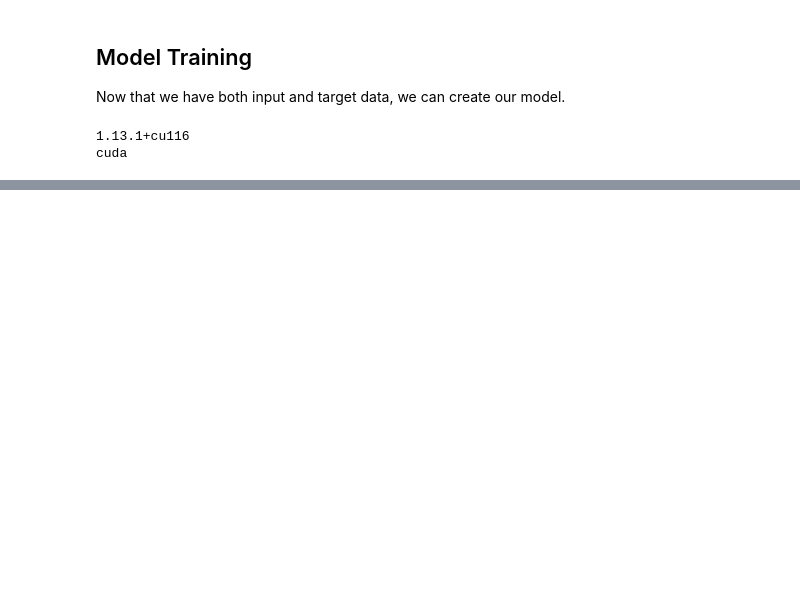
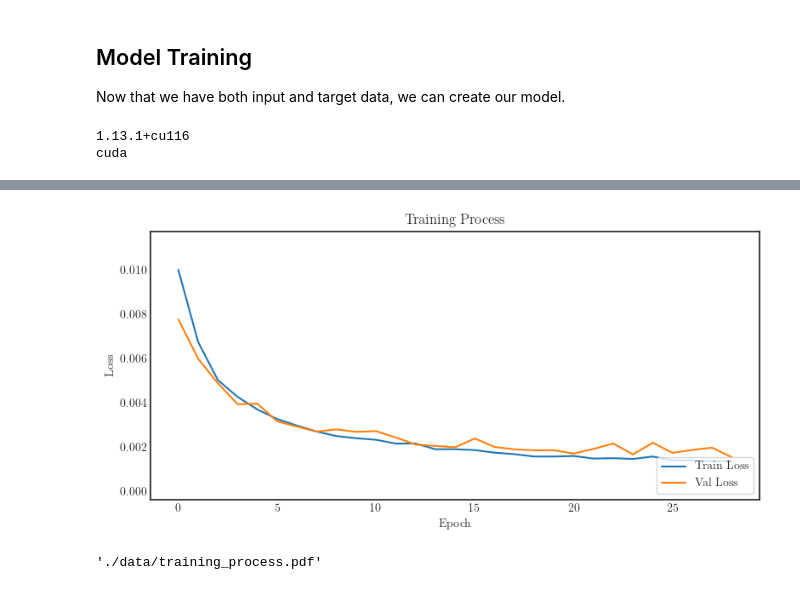
Before and after one commit to gustavoschewinski/tuning-protein, a Jupyter notebook: 4. dl_model_run.ipynb, the cells around one changed output, grey strips where cells are left out. Saved outputs shown, nothing was run; the diff lists cells and outputs as text; code cells hidden in the pictures; blank space fills up the shorter version.

Commit message:
Plot dl model run

```diff
--- a/4. dl_model_run.ipynb
+++ b/4. dl_model_run.ipynb
@@ -322,13 +322,13 @@ Epoch 200, Train Loss: 0.002659441903233528
 # %%
 # model
 
-model = PeptideRegressor(input_dim=1280, num_heads=8, dropout_rate=0.05)
+model = PeptideRegressor(input_dim=1280, num_heads=4, dropout_rate=0.05)
 model = model.to(device)
 
 loss_fn = nn.MSELoss()
 # loss_fn = nn.HuberLoss(delta=1.5)
 # loss_fn = nn.L1Loss()
-optimizer = optim.Adam(model.parameters(), lr=0.00005, weight_decay=1e-2)
+optimizer = optim.Adam(model.parameters(), lr=0.00001, weight_decay=1e-3)
 # optimizer = optim.AdamW(model.parameters(), lr=0.0005)000005
 
 scaler = GradScaler()
@@ -414,3 +415,35 @@ plt.show()
+# %%
+import matplotlib
+import matplotlib.pyplot as plt
+from matplotlib.backends.backend_pdf import PdfPages
+import numpy as np
+
+plt.style.use('seaborn-white')
+matplotlib.rcParams['text.usetex'] = True
+matplotlib.rcParams['font.family'] = 'serif'
+matplotlib.rcParams['text.latex.preamble'] = r'\usepackage{amsmath}'
+# %%
+fig = plt.figure(figsize=(8, 4))
+plt.plot(train_losses_avg[1:], label='Train Loss')
+plt.plot(val_losses_avg[1:], label='Val Loss')
+plt.legend(loc="lower right", fontsize=10, frameon=True, facecolor='white')
+plt.title('Training Process')
+plt.xlabel('Epoch')
+plt.ylabel('Loss')
+plt.tight_layout()
+plt.margins(y=0.2)
+
+plt.show()
+
+pdf_file_path = './data/training_process.pdf'
+with PdfPages(pdf_file_path) as pdf:
+    pdf.savefig(fig)
+plt.close()
+
+pdf_file_path
+# %% [output]
+[figure, added]
+'./data/training_process.pdf'
 # %%
 def model_summary(model):
     print("Model Summary:")
```
Also changed, not shown: parts of 4 cells of this notebook.
